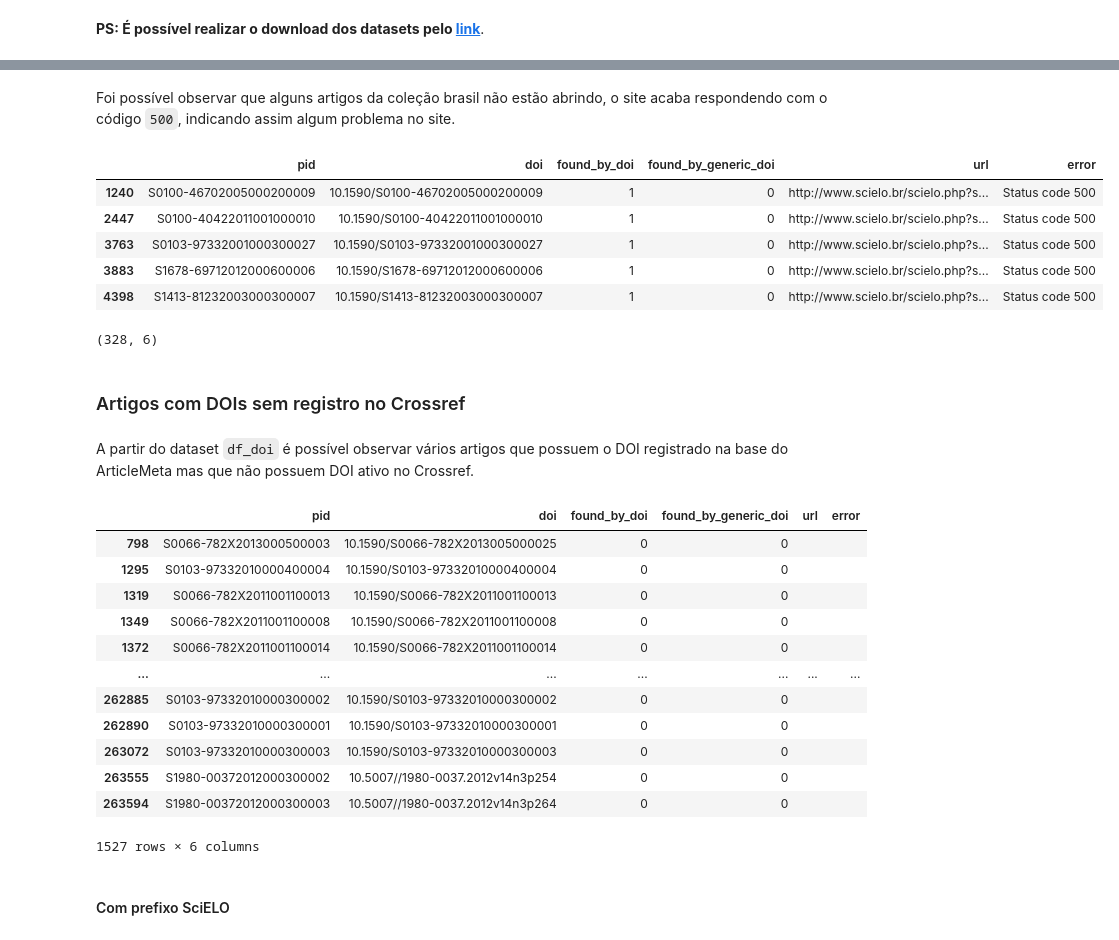
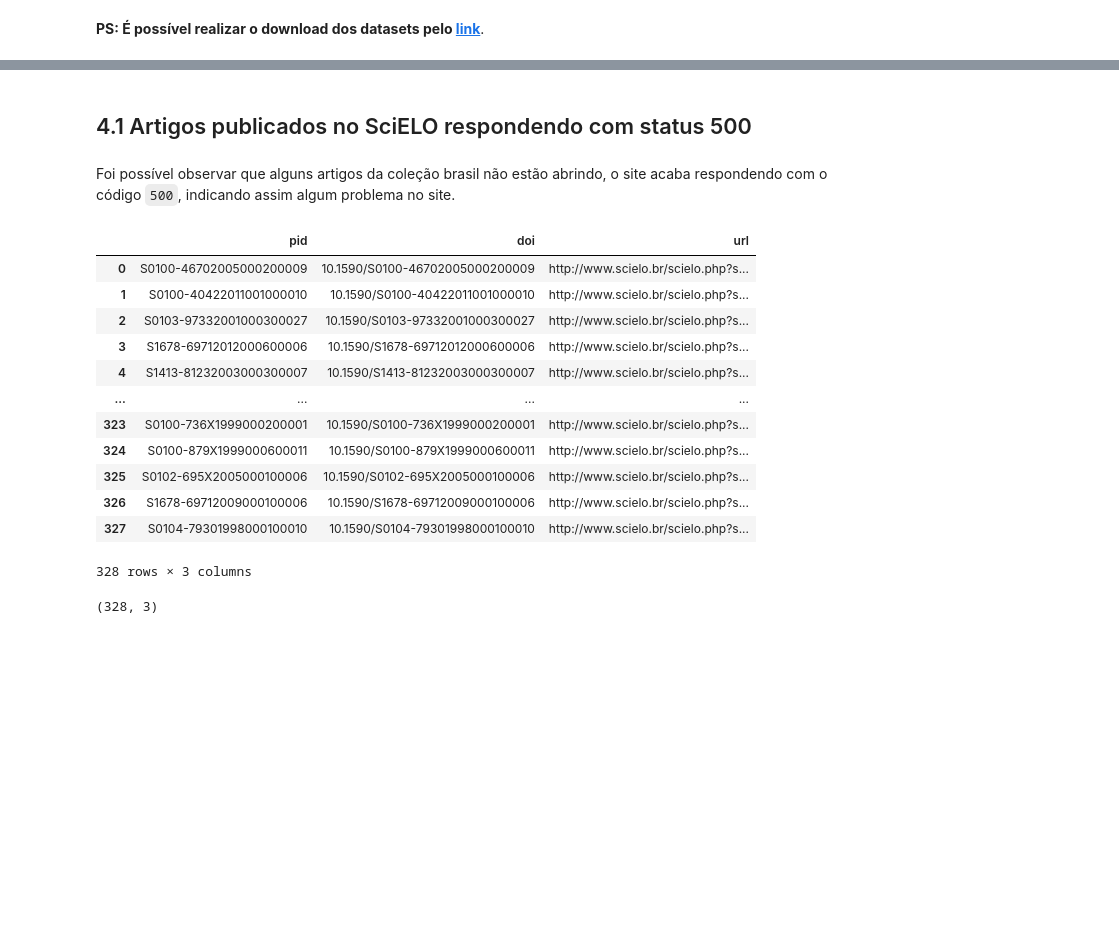
Before and after one commit to joffilyfe/scielo-experiments, a Jupyter notebook: notebook-analise-checagem-de-doi-scl.ipynb, the cells around one changed output, grey strips where cells are left out. Drawn from its saved outputs; the diff is of its cells as text; code cells hidden in the pictures; blank space fills up the shorter version.

```diff
--- a/notebook-analise-checagem-de-doi-scl.ipynb
+++ b/notebook-analise-checagem-de-doi-scl.ipynb
@@ -178,46 +239,28 @@ A princípio vale observar alguns erros que possuem a palavra **scielo**. Estran
+# %% [markdown]
+## 4.1 Artigos publicados no SciELO respondendo com status 500
 # %% [markdown]
 Foi possível observar que alguns artigos da coleção brasil não estão abrindo, o site acaba respondendo com o código `500`, indicando assim algum problema no site.
 # %%
-scielo_status_500 = df_doi_errors[
-    (df_doi_errors["error"].str.contains("Status code 500"))
-    & (df_doi_errors["url"].str.contains("scielo"))
-]
-
-scielo_status_500.head()
+scielo_status_500 = df_doi[
+    (df_doi["error"].str.contains("Status code 500"))
+    & (df_doi["url"].str.contains("scielo"))
+].reset_index(drop=True)[["pid", "doi", "url"]]
+scielo_status_500
 # %% [output]
-|  | pid | doi | found_by_doi | found_by_generic_doi | url | error |
-| 1240 | S0100-46702005000200009 | 10.1590/S0100-46702005000200009 | 1 | 0 | http://www.scielo.br/scielo.php?s... | Status code 500 |
-| 2447 | S0100-40422011001000010 | 10.1590/S0100-40422011001000010 | 1 | 0 | http://www.scielo.br/scielo.php?s... | Status code 500 |
-| 3763 | S0103-97332001000300027 | 10.1590/S0103-97332001000300027 | 1 | 0 | http://www.scielo.br/scielo.php?s... | Status code 500 |
-| 3883 | S1678-69712012000600006 | 10.1590/S1678-69712012000600006 | 1 | 0 | http://www.scielo.br/scielo.php?s... | Status code 500 |
-| 4398 | S1413-81232003000300007 | 10.1590/S1413-81232003000300007 | 1 | 0 | http://www.scielo.br/scielo.php?s... | Status code 500 |
+|  | pid | doi | url |
+| 0 | S0100-46702005000200009 | 10.1590/S0100-46702005000200009 | http://www.scielo.br/scielo.php?s... |
+| 1 | S0100-40422011001000010 | 10.1590/S0100-40422011001000010 | http://www.scielo.br/scielo.php?s... |
+| 2 | S0103-97332001000300027 | 10.1590/S0103-97332001000300027 | http://www.scielo.br/scielo.php?s... |
+| 3 | S1678-69712012000600006 | 10.1590/S1678-69712012000600006 | http://www.scielo.br/scielo.php?s... |
+| 4 | S1413-81232003000300007 | 10.1590/S1413-81232003000300007 | http://www.scielo.br/scielo.php?s... |
+| ... | ... | ... | ... |
+| 323 | S0100-736X1999000200001 | 10.1590/S0100-736X1999000200001 | http://www.scielo.br/scielo.php?s... |
+| 324 | S0100-879X1999000600011 | 10.1590/S0100-879X1999000600011 | http://www.scielo.br/scielo.php?s... |
+| 325 | S0102-695X2005000100006 | 10.1590/S0102-695X2005000100006 | http://www.scielo.br/scielo.php?s... |
+| 326 | S1678-69712009000100006 | 10.1590/S1678-69712009000100006 | http://www.scielo.br/scielo.php?s... |
+| 327 | S0104-79301998000100010 | 10.1590/S0104-79301998000100010 | http://www.scielo.br/scielo.php?s... |
+328 rows × 3 columns
 # %%
 scielo_status_500.shape
 # %% [output]
-(328, 6)
+(328, 3)
-# %% [markdown]
-### Artigos com DOIs sem registro no Crossref
-# %% [markdown]
-A partir do dataset `df_doi` é possível observar vários artigos que possuem o DOI registrado na base do ArticleMeta mas que não possuem DOI ativo no Crossref.
-# %%
-df_doi[
-    (df_doi["found_by_doi"] == 0)
-    & (df_doi["found_by_generic_doi"] == 0)
-    & (df_doi["doi"] != "")
-]
-# %% [output]
-|  | pid | doi | found_by_doi | found_by_generic_doi | url | error |
-| 798 | S0066-782X2013000500003 | 10.1590/S0066-782X2013005000025 | 0 | 0 |  |  |
-| 1295 | S0103-97332010000400004 | 10.1590/S0103-97332010000400004 | 0 | 0 |  |  |
-| 1319 | S0066-782X2011001100013 | 10.1590/S0066-782X2011001100013 | 0 | 0 |  |  |
-| 1349 | S0066-782X2011001100008 | 10.1590/S0066-782X2011001100008 | 0 | 0 |  |  |
-| 1372 | S0066-782X2011001100014 | 10.1590/S0066-782X2011001100014 | 0 | 0 |  |  |
-| ... | ... | ... | ... | ... | ... | ... |
-| 262885 | S0103-97332010000300002 | 10.1590/S0103-97332010000300002 | 0 | 0 |  |  |
-| 262890 | S0103-97332010000300001 | 10.1590/S0103-97332010000300001 | 0 | 0 |  |  |
-| 263072 | S0103-97332010000300003 | 10.1590/S0103-97332010000300003 | 0 | 0 |  |  |
-| 263555 | S1980-00372012000300002 | 10.5007//1980-0037.2012v14n3p254 | 0 | 0 |  |  |
-| 263594 | S1980-00372012000300003 | 10.5007//1980-0037.2012v14n3p264 | 0 | 0 |  |  |
-1527 rows × 6 columns
-# %% [markdown]
-#### Com prefixo SciELO
```
Also changed, not shown: parts of 62 cells of this notebook.
